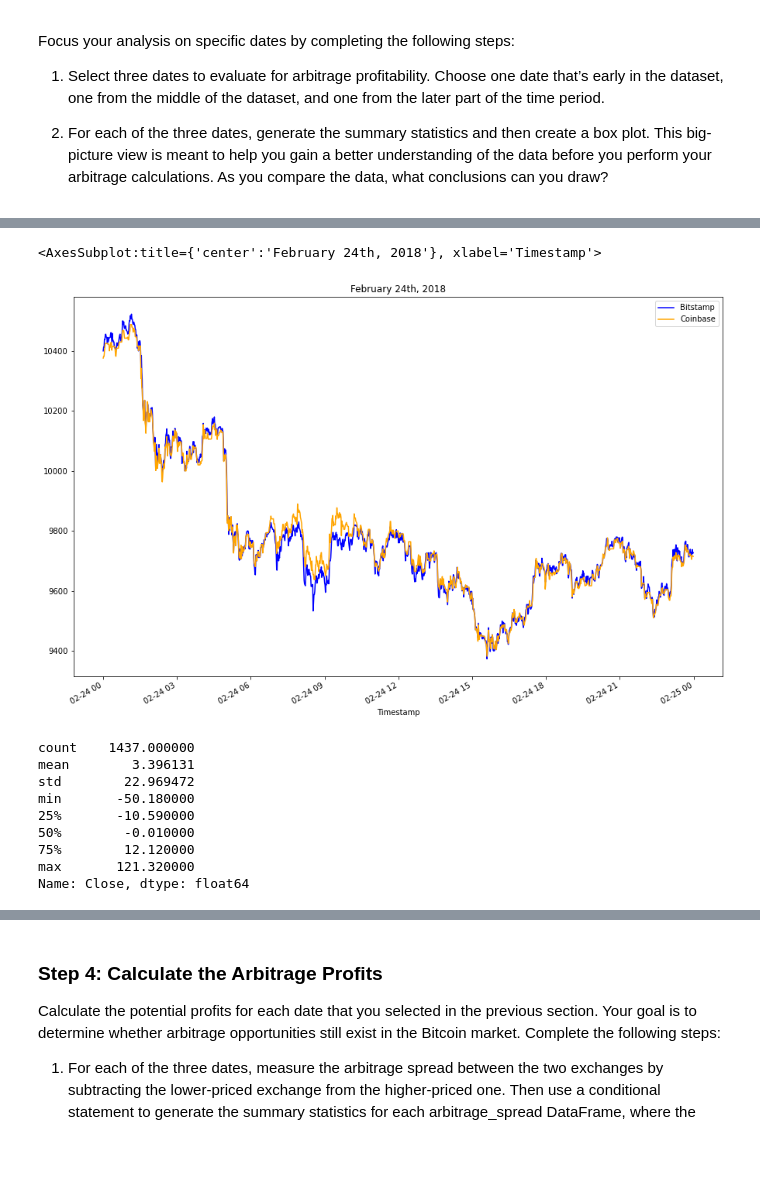
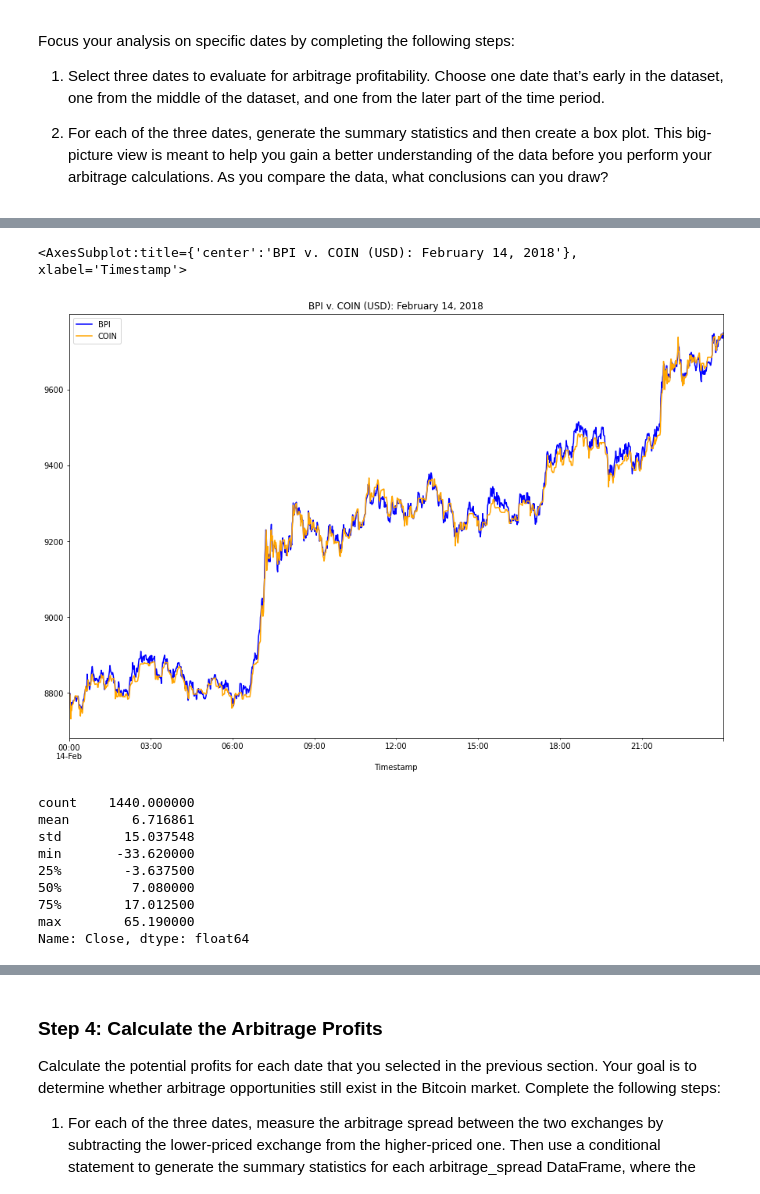
Before and after one commit to ALovettII/3-challenge, a Jupyter notebook: crypto_arbitrage.ipynb, the cells around one changed output, grey strips where cells are left out. Drawn from its saved outputs; the diff is of its cells as text; code cells hidden in the pictures; blank space fills up the shorter version.

```diff
--- a/crypto_arbitrage.ipynb
+++ b/crypto_arbitrage.ipynb
@@ -323,26 +327,29 @@ Name: Close, dtype: float64
 # %%
 # Create an overlay plot that visualizes the two dataframes over a period of one day from the middle of the dataset.
 # Be sure that the plots include the parameters `legend`, `figsize`, `title`, `color` and `label`
-# YOUR CODE HERE
+bitstamp_sliced.loc['2018-02-14'].plot(
+    legend=True, figsize=(15,10), title="BPI v. COIN (USD): February 14, 2018", color="blue", label="BPI")
+coinbase_sliced.loc['2018-02-14'].plot(
+    legend=True, figsize=(15,10), color="orange", label="COIN")
 # %% [output]
-<AxesSubplot:title={'center':'February 24th, 2018'}, xlabel='Timestamp'>
+<AxesSubplot:title={'center':'BPI v. COIN (USD): February 14, 2018'}, xlabel='Timestamp'>
-[figure, old version]
+[figure, new version]
 # %%
 # Using the date in the middle that you have selected, calculate the arbitrage spread
 # by subtracting the bitstamp lower closing prices from the coinbase higher closing prices
-arbitrage_spread_middle = # YOUR CODE HERE
+arbitrage_spread_middle = bitstamp_sliced.loc['2018-02-14'] - coinbase_sliced.loc['2018-02-14']
 
 # Generate summary statistics
-# YOUR CODE HERE
+arbitrage_spread_middle.describe()
 # %% [output]
-count    1437.000000
-mean        3.396131
-std        22.969472
-min       -50.180000
-25%       -10.590000
-50%        -0.010000
-75%        12.120000
-max       121.320000
+count    1440.000000
+mean        6.716861
+std        15.037548
+min       -33.620000
+25%        -3.637500
+50%         7.080000
+75%        17.012500
+max        65.190000
 Name: Close, dtype: float64
 # %%
 # Visualize the arbitrage spread from the middle of the dataset in a box plot
```
Also changed, not shown: parts of 7 cells of this notebook.
